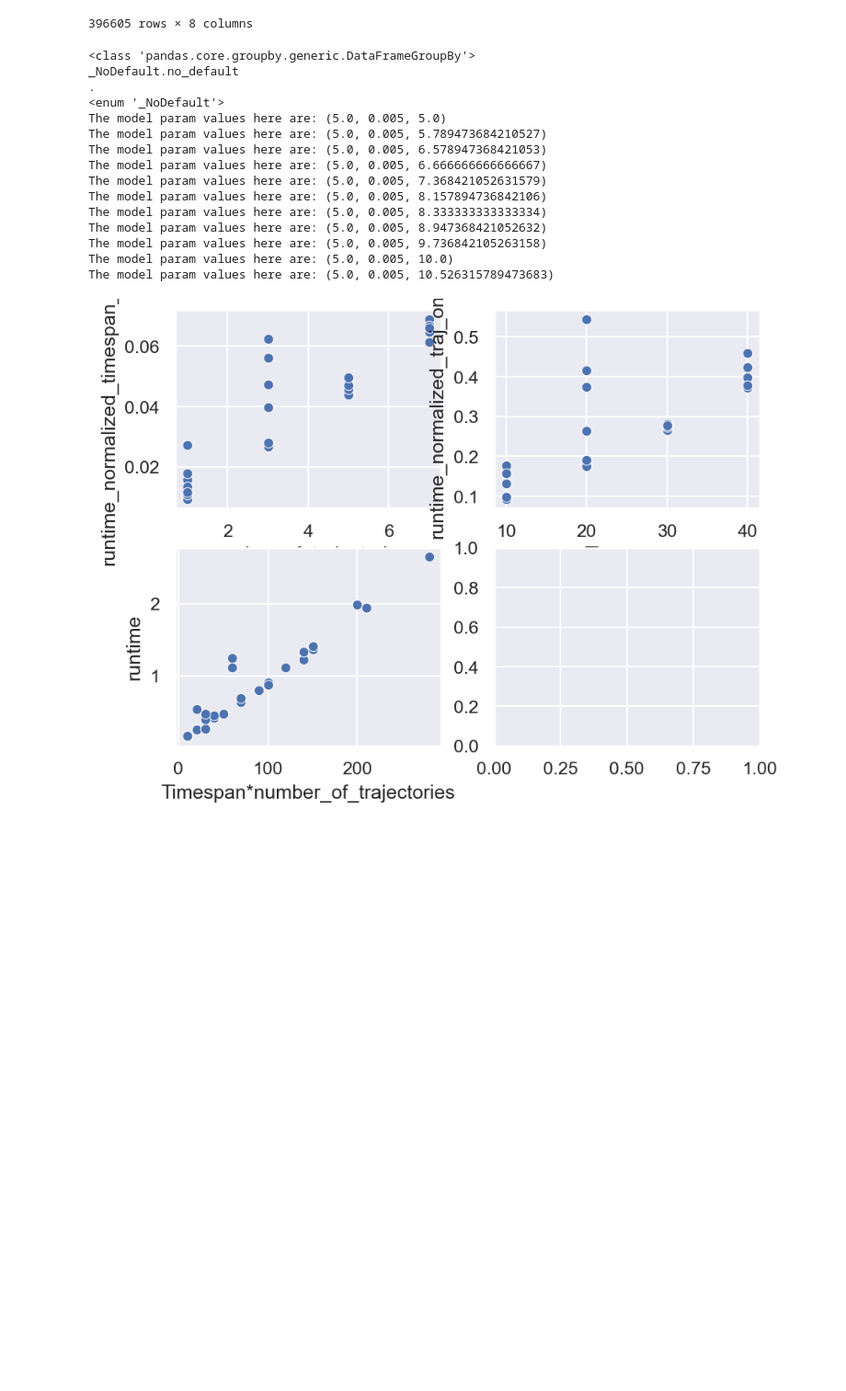
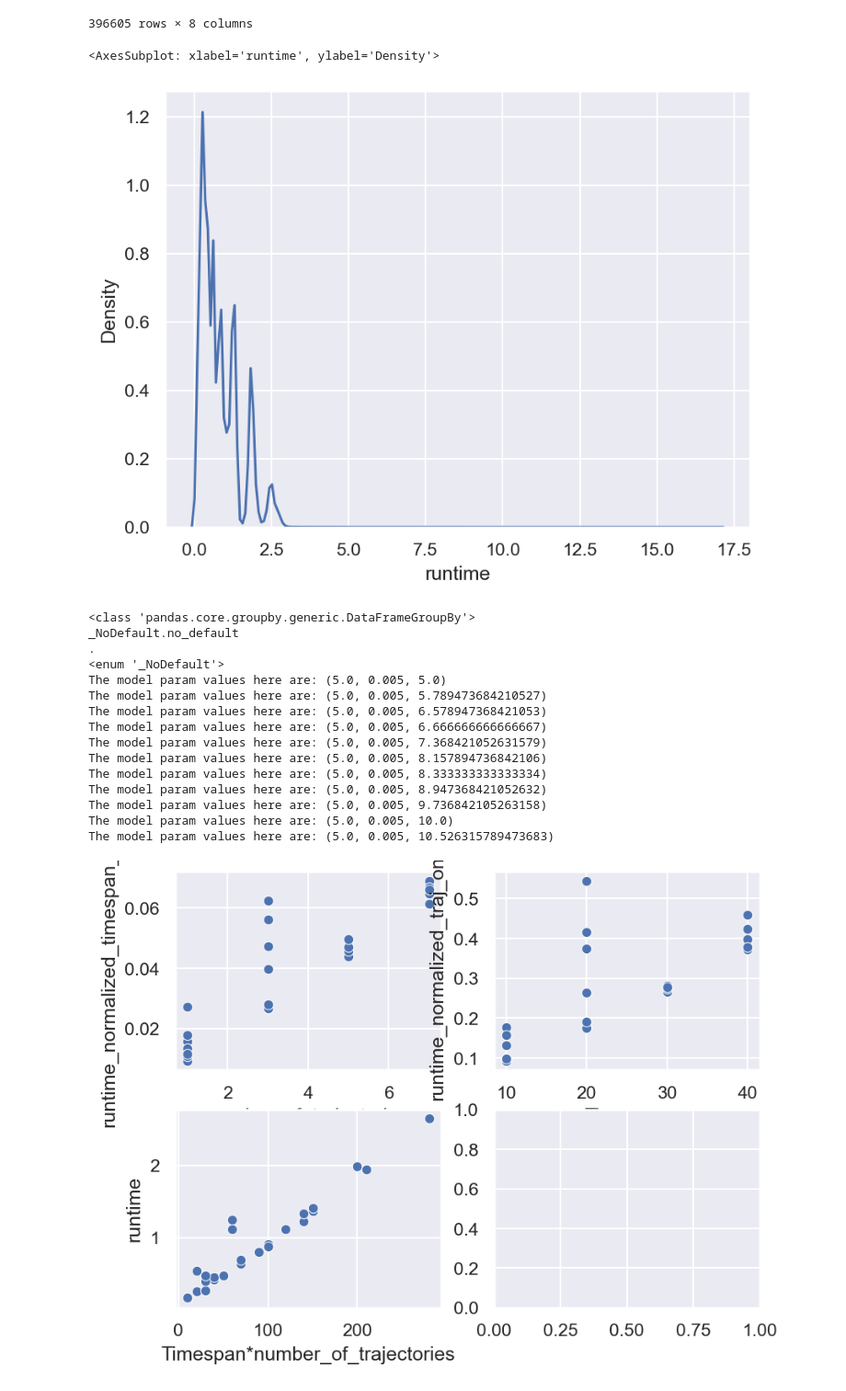
Before and after one commit to zhouzz2021/Resource-Usage-Prediction-for-Parameter-Sweeps-with-Biochemical-System-Simulations, a Jupyter notebook: Code/Predator-Prey/ben_linearity.ipynb, the cells around one changed output. Shown at 92% size. Cells and saved outputs as stored; diff of their text form; code cells hidden in the pictures; blank space fills up the shorter version.

```diff
--- a/Code/Predator-Prey/ben_linearity.ipynb
+++ b/Code/Predator-Prey/ben_linearity.ipynb
@@ -40,6 +45,11 @@ para_under_20
 | 431996 | 2.469272 | 361.428571 | 1532.571429 | 100.0 | 0.100 | 88.157895 | 7 | ... |
 | 431997 | 2.330160 | 664.428571 | 805.428571 | 100.0 | 0.100 | 92.105263 | 7 | ... |
 396605 rows × 8 columns
+# %%
+sns.kdeplot(data=para_under_20, x="runtime")
+# %% [output]
+<AxesSubplot: xlabel='runtime', ylabel='Density'>
+[figure, added]
 # %%
 # We expect the running time to be, in general, non-linear with respect to the model parameters.
 # So, lets group the results by the model parameters and treat each group separately.
```
Also changed, not shown: parts of 4 cells of this notebook.
